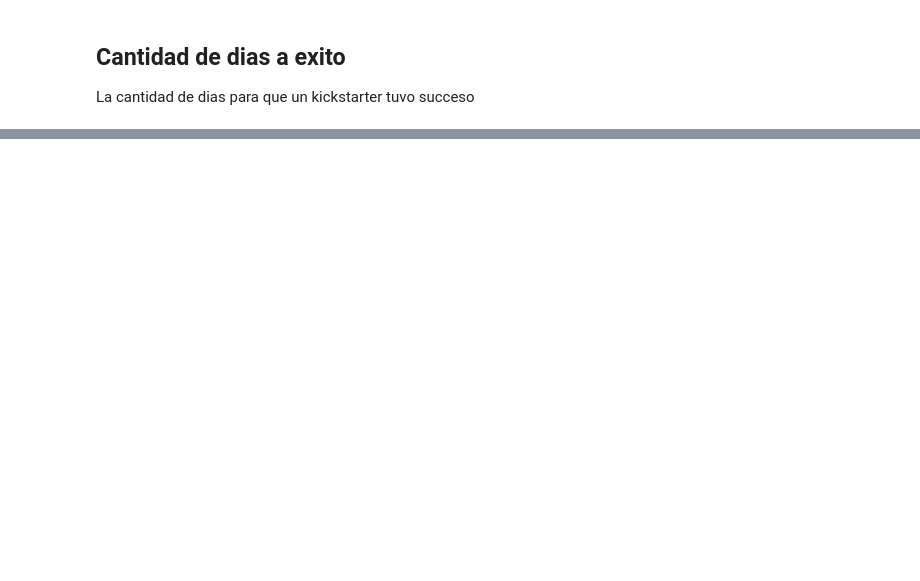
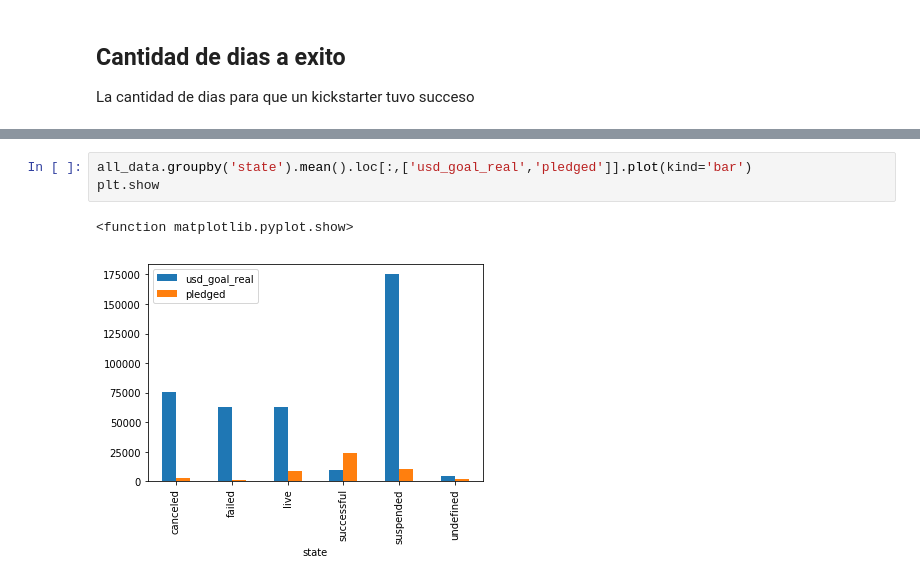
Before and after one commit to fedehenzenn/ml-grupohpz, a Jupyter notebook: tp1_exploration.ipynb, the cells around one changed output, grey strips where cells are left out. Drawn from its saved outputs; the diff is of its cells as text; blank space fills up the shorter version.

Commit message:
gráfico de parámetro goal

```diff
--- a/tp1_exploration.ipynb
+++ b/tp1_exploration.ipynb
@@ -156,0 +159,6 @@ all_data[all_data.main_category.notnull()][['main_category'],['countday']].boxpl
+# %%
+all_data.groupby('state').mean().loc[:,['usd_goal_real','pledged']].plot(kind='bar')
+plt.show
+# %% [output]
+<function matplotlib.pyplot.show>
+[figure, added]
```
Also changed, not shown: parts of 2 cells of this notebook.
